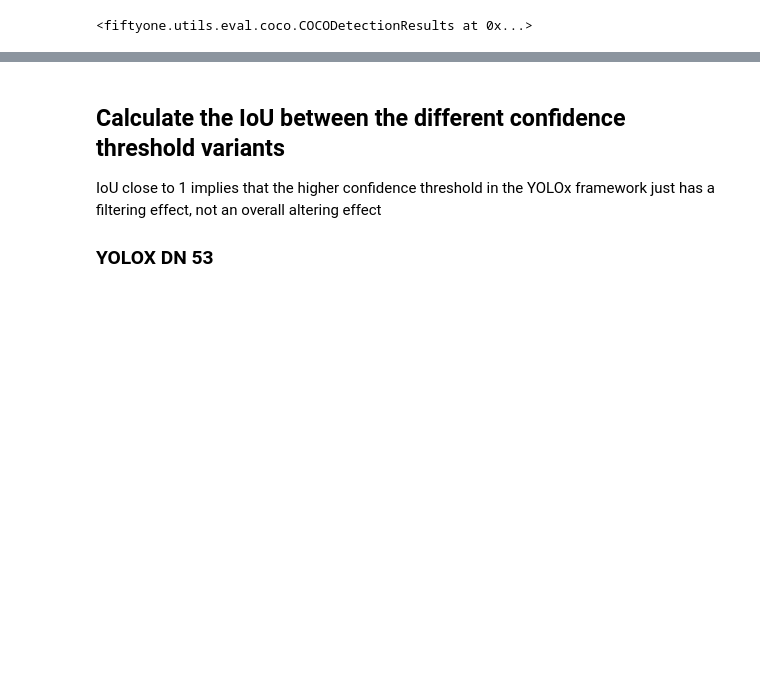
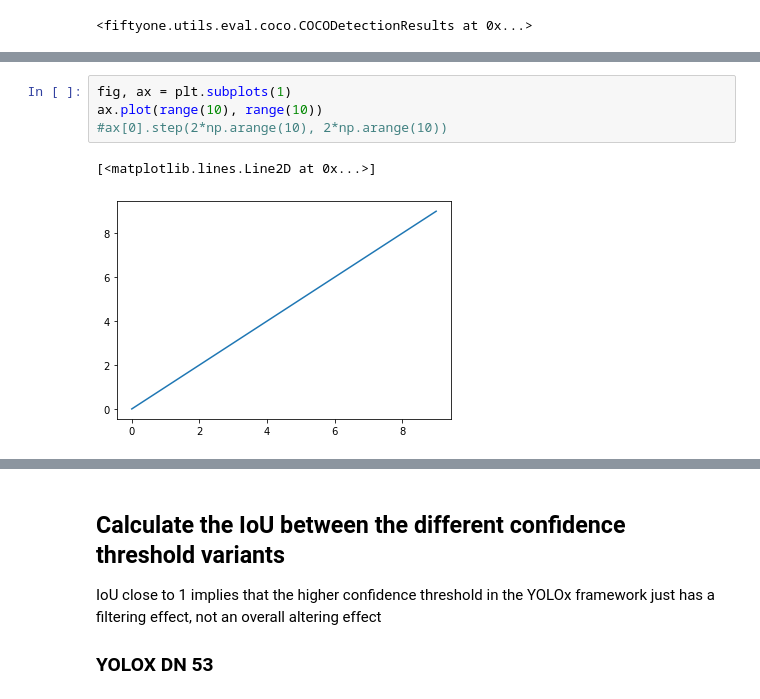
Before and after one commit to the-patpat/RumexWeeds, a Jupyter notebook: tools/notebooks/evaluate_dataset.ipynb, the cells around one changed output, grey strips where cells are left out. Saved outputs shown, nothing was run; the diff lists cells and outputs as text; blank space fills up the shorter version.

```diff
--- a/tools/notebooks/evaluate_dataset.ipynb
+++ b/tools/notebooks/evaluate_dataset.ipynb
@@ -93,0 +117,7 @@ dataset : mAP
+# %%
+fig, ax = plt.subplots(1)
+ax.plot(range(10), range(10))
+#ax[0].step(2*np.arange(10), 2*np.arange(10))
+# %% [output]
+[<matplotlib.lines.Line2D at 0x...>]
+[figure, added]
```
Also changed, not shown: parts of 21 cells of this notebook, 3 other files.
